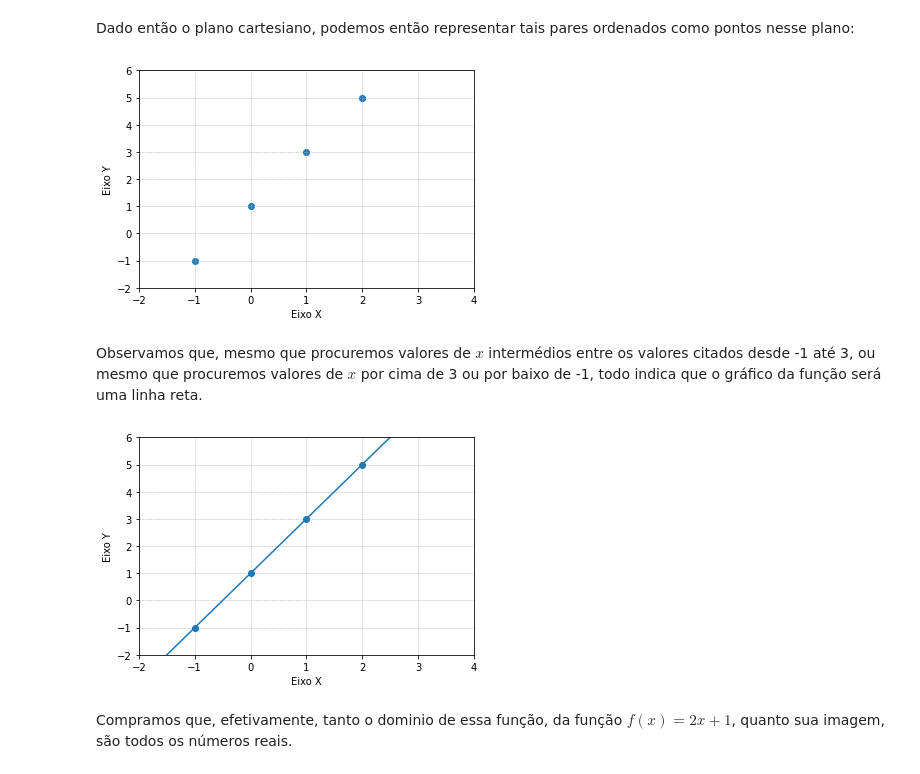
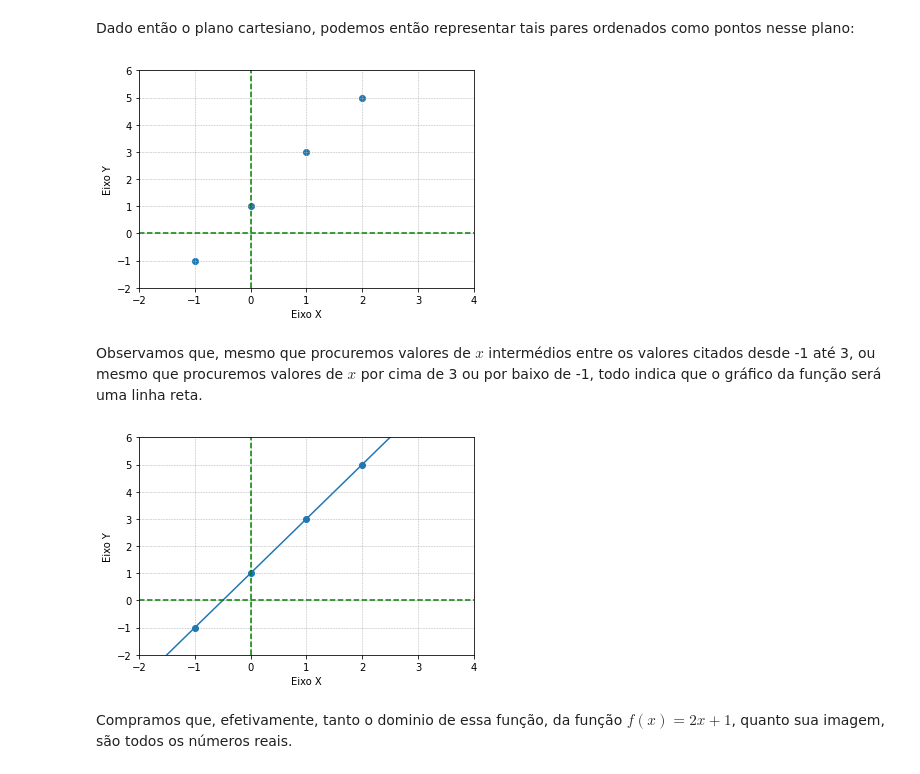
Before and after one commit to BorjaRuizReverter/LivroFisicaGeral, a Jupyter notebook: Tema2.ipynb, the cells around one changed output. Cells and saved outputs as stored; diff of their text form; code cells hidden in the pictures.

```diff
--- a/Tema2.ipynb
+++ b/Tema2.ipynb
@@ -76,33 +88,41 @@ Dado então o plano cartesiano, podemos então representar tais pares ordenados
 # %%
 
 # importing the required module
 import matplotlib.pyplot as plt
 
 # x axis values
 x = [-1,0,1,2]
 # corresponding y axis values
 y = [-1,1,3,5]
 
 # plotting the points
-plt.scatter(x, y, marker='o',)
+plt.scatter(x, y, marker='o')
 
 # naming the x axis
 plt.xlabel('Eixo X')
 # naming the y axis
 plt.ylabel('Eixo Y')
 
 # giving a title to my graph
 plt.title('')
 
 #axis limits
 plt.xlim(-2, 4)
 plt.ylim(-2, 6)
 plt.grid(linestyle = '--', linewidth = 0.5)
 
+xorigem_ver = [0, 0, 0, 0, 0, 0, 0, 0, 0]
+yorigem_ver = [-2, -1, 0, 1, 2, 3, 4, 5, 6]
+plt.plot(xorigem_ver, yorigem_ver, marker='', color='green', linestyle="--")
+
+xorigem_hor = [-2, -1, 0, 1, 2, 3, 4, 5, 6]
+yorigem_hor = [0, 0, 0, 0, 0, 0, 0, 0, 0]
+plt.plot(xorigem_hor, yorigem_hor, marker='', color='green', linestyle="--")
+
 # function to show the plot
 plt.show()
 # %% [output]
-[figure, old version]
+[figure, new version]
 # %% [markdown]
 Observamos que, mesmo que procuremos valores de $x$ intermédios entre os valores citados desde -1 até 3, ou mesmo que procuremos valores de $x$ por cima de 3 ou por baixo de -1, todo indica que o gráfico da função será uma linha reta.
 # %%
@@ -131,10 +151,18 @@ plt.ylim(-2, 6)
 
 plt.grid(linestyle = '--', linewidth = 0.5)
 
+xorigem_ver = [0, 0, 0, 0, 0, 0, 0, 0, 0]
+yorigem_ver = [-2, -1, 0, 1, 2, 3, 4, 5, 6]
+plt.plot(xorigem_ver, yorigem_ver, marker='', color='green', linestyle="--")
+
+xorigem_hor = [-2, -1, 0, 1, 2, 3, 4, 5, 6]
+yorigem_hor = [0, 0, 0, 0, 0, 0, 0, 0, 0]
+plt.plot(xorigem_hor, yorigem_hor, marker='', color='green', linestyle="--")
+
 # function to show the plot
 plt.show()
 # %% [output]
-[figure, old version]
+[figure, new version]
 # %% [markdown]
 Compramos que, efetivamente, tanto o dominio de essa função, da função $f(x) = 2x +1$, quanto sua imagem, são todos os números reais.
 # %% [markdown]
```
Also changed, not shown: parts of 5 cells of this notebook, 1 other file.
